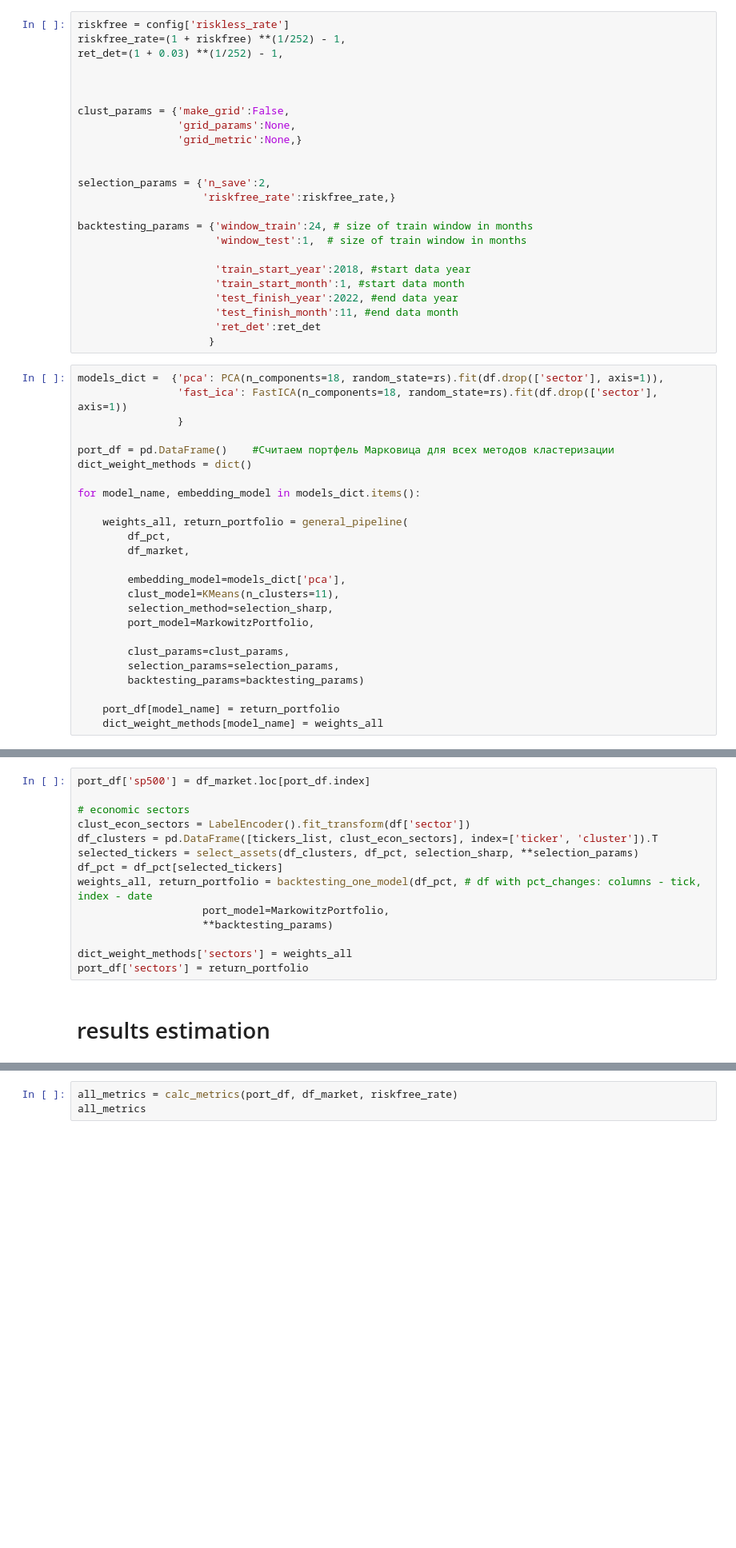
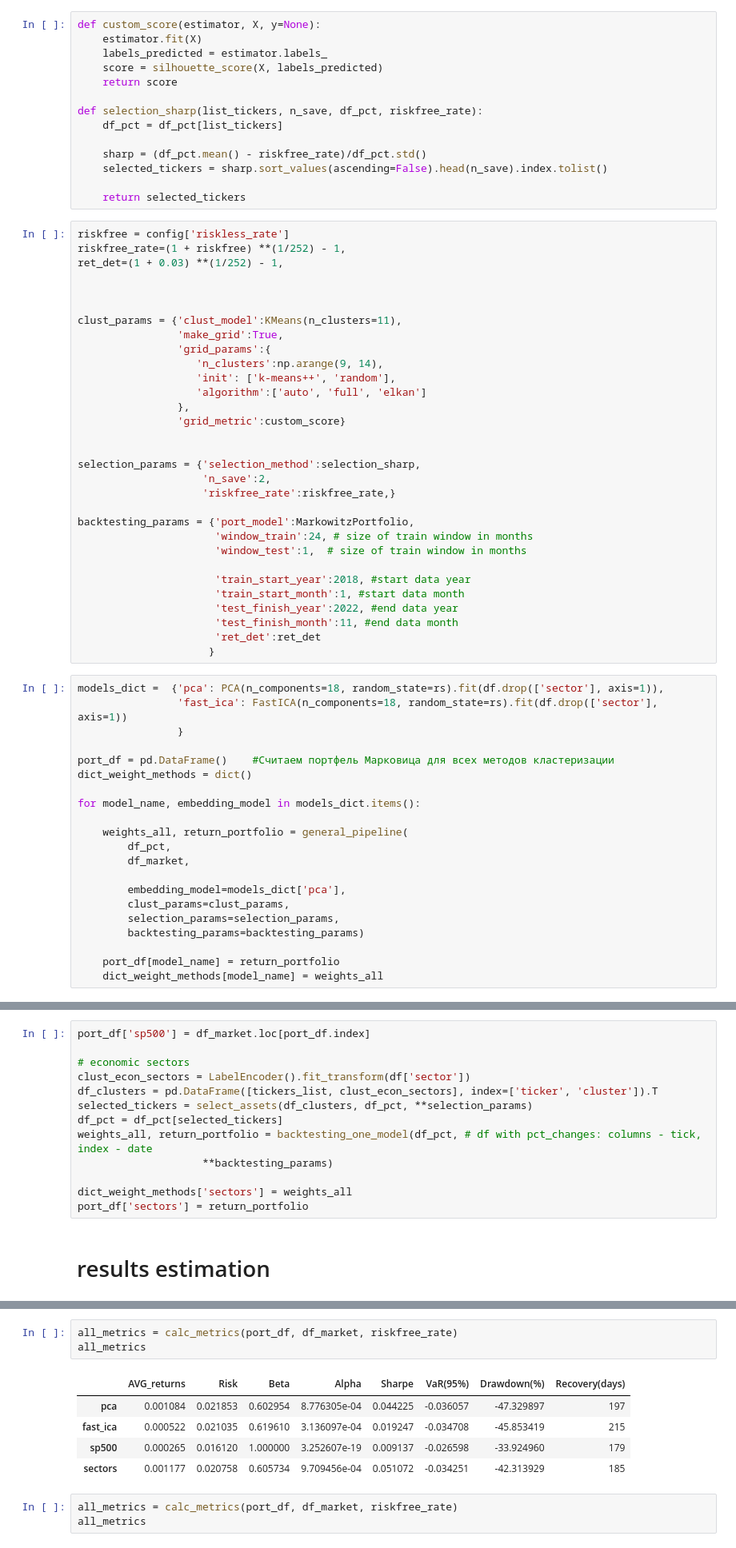
Before and after one commit to petrsokerin/Stock_clustering_3, a Jupyter notebook: Minimum pipeline.ipynb, the cells around one changed output, grey strips where cells are left out. Shown at 80% size. Drawn from its saved outputs; the diff is of its cells as text; blank space fills up the shorter version.

Commit message:
adding grid search

```diff
--- a/Minimum pipeline.ipynb
+++ b/Minimum pipeline.ipynb
@@ -294,6 +332,20 @@ def general_pipeline(df_pct,
                         **backtesting_params)
 
     return weights_all, return_portfolio
+# %%
+def custom_score(estimator, X, y=None):
+    estimator.fit(X)
+    labels_predicted = estimator.labels_
+    score = silhouette_score(X, labels_predicted)
+    return score
+
+def selection_sharp(list_tickers, n_save, df_pct, riskfree_rate):
+    df_pct = df_pct[list_tickers]
+
+    sharp = (df_pct.mean() - riskfree_rate)/df_pct.std()
+    selected_tickers = sharp.sort_values(ascending=False).head(n_save).index.tolist()
+
+    return selected_tickers
 # %%
 riskfree = config['riskless_rate']
 riskfree_rate=(1 + riskfree) **(1/252) - 1,
@@ -301,15 +353,22 @@ ret_det=(1 + 0.03) **(1/252) - 1,
 
 
 
-clust_params = {'make_grid':False,
-                'grid_params':None,
-                'grid_metric':None,}
+clust_params = {'clust_model':KMeans(n_clusters=11),
+                'make_grid':True,
+                'grid_params':{
+                   'n_clusters':np.arange(9, 14),
+                   'init': ['k-means++', 'random'],
+                   'algorithm':['auto', 'full', 'elkan']
+                },
+                'grid_metric':custom_score}
 
 
-selection_params = {'n_save':2,
+selection_params = {'selection_method':selection_sharp,
+                    'n_save':2,
                     'riskfree_rate':riskfree_rate,}
 
-backtesting_params = {'window_train':24, # size of train window in months
+backtesting_params = {'port_model':MarkowitzPortfolio,
+                      'window_train':24, # size of train window in months
                       'window_test':1,  # size of train window in months
 
                       'train_start_year':2018, #start data year
@@ -333,10 +392,6 @@ for model_name, embedding_model in models_dict.items():
         df_market,
 
         embedding_model=models_dict['pca'],
-        clust_model=KMeans(n_clusters=11),
-        selection_method=selection_sharp,
-        port_model=MarkowitzPortfolio,
-
         clust_params=clust_params,
         selection_params=selection_params,
         backtesting_params=backtesting_params)
@@ -351,10 +406,9 @@ port_df['sp500'] = df_market.loc[port_df.index]
 # economic sectors
 clust_econ_sectors = LabelEncoder().fit_transform(df['sector'])
 df_clusters = pd.DataFrame([tickers_list, clust_econ_sectors], index=['ticker', 'cluster']).T
-selected_tickers = select_assets(df_clusters, df_pct, selection_sharp, **selection_params)
+selected_tickers = select_assets(df_clusters, df_pct, **selection_params)
 df_pct = df_pct[selected_tickers]
 weights_all, return_portfolio = backtesting_one_model(df_pct, # df with pct_changes: columns - tick, index - date
-                    port_model=MarkowitzPortfolio,
                     **backtesting_params)
 
 dict_weight_methods['sectors'] = weights_all
@@ -406,6 +460,15 @@ def calc_metrics(port_df, df_market, riskfree_rate, port_name='Markovitz'):
     result_df['Recovery(days)'] = recovery
 
     return result_df
+# %%
+all_metrics = calc_metrics(port_df, df_market, riskfree_rate)
+all_metrics
+# %% [output]
+|  | AVG_returns | Risk | Beta | Alpha | Sharpe | VaR(95%) | Drawdown(%) | Recovery(days) |
+| pca | 0.001084 | 0.021853 | 0.602954 | 8.776305e-04 | 0.044225 | -0.036057 | -47.329897 | 197 |
+| fast_ica | 0.000522 | 0.021035 | 0.619610 | 3.136097e-04 | 0.019247 | -0.034708 | -45.853419 | 215 |
+| sp500 | 0.000265 | 0.016120 | 1.000000 | 3.252607e-19 | 0.009137 | -0.026598 | -33.924960 | 179 |
+| sectors | 0.001177 | 0.020758 | 0.605734 | 9.709456e-04 | 0.051072 | -0.034251 | -42.313929 | 185 |
 # %%
 all_metrics = calc_metrics(port_df, df_market, riskfree_rate)
 all_metrics
```
Also changed, not shown: parts of 3 cells of this notebook.
